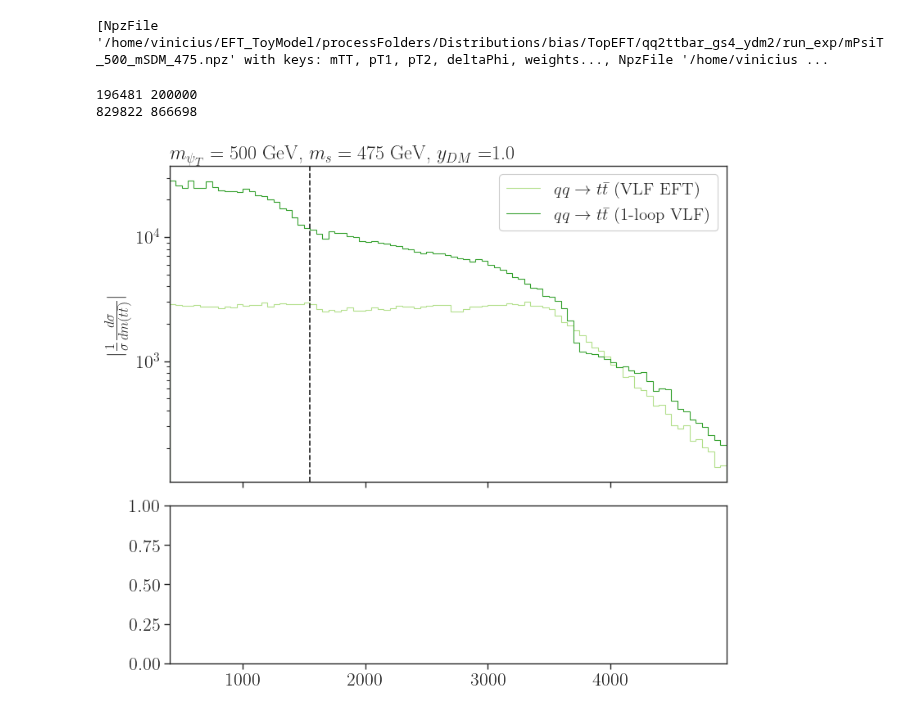
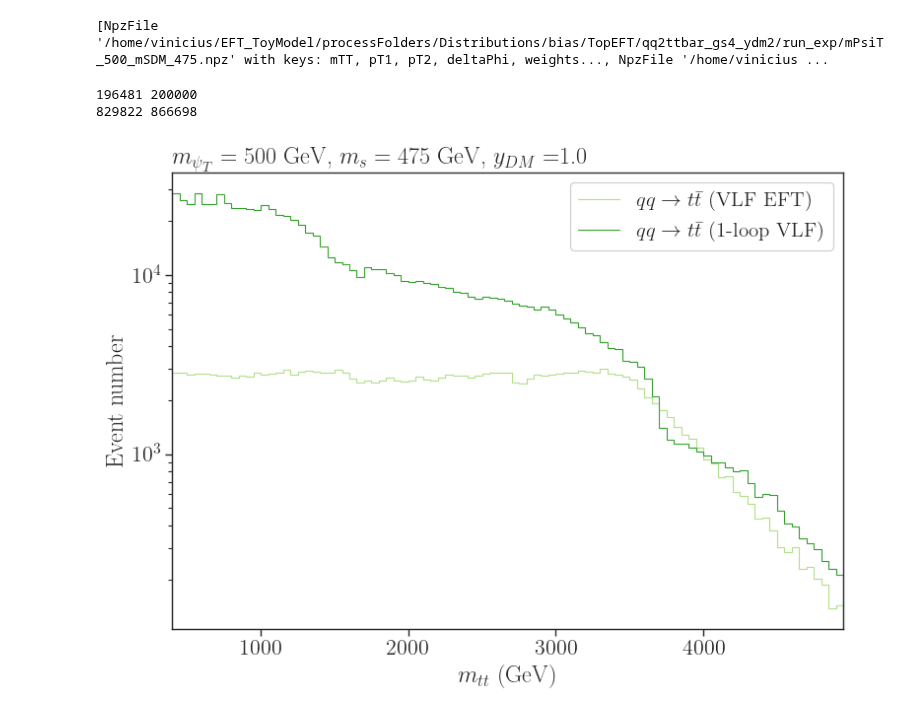
Before and after one commit to viniciusrocca/EFT_ToyModel, a Jupyter notebook: Plots/Distributions_FindingBias.ipynb, the cells around one changed output. Saved outputs shown, nothing was run; the diff lists cells and outputs as text; code cells hidden in the pictures.

Commit message:
New plots on validation and small fix in some plots

```diff
--- a/Plots/Distributions_FindingBias.ipynb
+++ b/Plots/Distributions_FindingBias.ipynb
@@ -299,7 +299,7 @@ c = []
 
 #Loop over the processes
 for j,d in enumerate(select):
-    if r'$q q \to t \bar{t}$' in d['process'] or 'EFT'  in d['model']:
+    if r'$q q \to t \bar{t}$' in d['process'] or 'VLF EFT' not in d['model']:
         labels.append('0')
         c.append('0')
         continue
@@ -408,7 +408,7 @@ yDM = select[0]['ydm']
 
 
 
-bins = np.arange(400., 6000., 50.0)
+bins = np.arange(400., 4000., 50.0)
 #BSM plot arrays
 labels = []
 pmodels = []
@@ -418,7 +418,7 @@ c = []
 
 #Loop over the processes
 for j,d in enumerate(select):
-    if r'$q q \to t \bar{t}$' in d['process']  or 'EFT' in d['model']:
+    if r'$q q \to t \bar{t}$' in d['process']  or 'VLF EFT' not in d['model']:
         labels.append('0')
         c.append('0')
         continue
@@ -461,8 +461,8 @@ for j,d in enumerate(select):
         counts_for_fit = np.abs(h)
 
         # 2. Define the fit boundaries
-        low_mass_max = 1050.0
-        mid_mass_max = 2750.0
+        low_mass_max = 1450.0
+        mid_mass_max = 2350.0
 
         # 3. Create masks for each region
         mask_low = (counts_for_fit > 0) & (bin_centers < low_mass_max)
@@ -477,11 +477,11 @@ for j,d in enumerate(select):
             coeffs_low = np.polyfit(bin_centers[mask_low],log_counts_low, 2)
             print(model, coeffs_low)
         if np.sum(mask_mid) > 4:
-            log_counts_mid = np.log(counts_for_fit[mask_mid]) - 0.0
+            log_counts_mid = np.log(counts_for_fit[mask_mid]) + 0.15
             coeffs_mid = np.polyfit(bin_centers[mask_mid], log_counts_mid, 2)
             print(model, coeffs_mid)
         if np.sum(mask_high) > 3:
-            log_counts_high = np.log(counts_for_fit[mask_high]) + 0.0
+            log_counts_high = np.log(counts_for_fit[mask_high]) + 0.2
             coeffs_high = np.polyfit(bin_centers[mask_high], log_counts_high, 2)
             print(model, coeffs_high)
 
@@ -527,8 +527,8 @@ axarr[0].set_yscale('log')
 axarr[0].set_ylabel(r'$|\frac{1}{\sigma}\frac{d \sigma}{d m(t\bar{t})}|$')
 axarr[0].set_xlim(bins.min(),bins.max())
 #axarr[0].set_xlim(2750,6000)
-axarr[0].axvline(x=1200, color='k', linestyle='--')
-axarr[0].axvline(x=1050, color='k', linestyle='--')
+axarr[0].axvline(x=2350, color='k', linestyle='--')
+axarr[0].axvline(x=1450, color='k', linestyle='--')
 #axarr[0].set_ylim(1e-8,1e-1)
 
 
@@ -798,25 +876,13 @@ print(select1)
 # %% [output]
 [NpzFile '/home/vinicius/EFT_ToyModel/processFolders/Distributions/bias/TopEFT/qq2ttbar_gs4_ydm2/run_exp/mPsiT_500_mSDM_475.npz' with keys: mTT, pT1, pT2, deltaPhi, weights..., NpzFile '/home/vinicius ...
 # %%
+fig, ax = plt.subplots(figsize=(8, 6))
 
-
-
-# Generating the BSM histograms and plotting them
-
-#Selecting the type of subplot
-ratio_plot = False
-
-
-#Defining the space for the two plots
-_, axarr = plt.subplots(2,sharex=True, gridspec_kw = {'height_ratios':[2, 1]},figsize=(8,8))
-plt.subplots_adjust(left=0.12, bottom=0.12, right=0.97, top=None, wspace=None, hspace=0.1)
-
-#BSM masses
+# BSM masses
 mPsiT,mSDM = select1[0]['mass_params']
 
-#Couping
+# Couping
 yDM = select1[0]['ydm']
-
 
 bins = np.arange(400.,5000.,50.)
 
@@ -825,50 +891,51 @@ labels = []
 pmodels = []
 hists = []
 histsErr = []
 c = []
 
-#Loop over the processes
+# Loop over the processes
 for j,d in enumerate(select1):
     if r'$g g \to t \bar{t}$' in d['process']:
         labels.append('0')
         c.append('0')
         continue
     else:
         process = d['process']
         model = d['model']
         weights = d['weights']
         pmodels.append(r'%s (%s)' %(process,model))
         label = pmodels[-1]
         labels.append(label)
         c.append(selectColor(model,process))
         h, edges = np.histogram(d['mTT'],bins=bins)
+        h1, _ = np.histogram(d['mTT'],bins=bins, weights = d['weights'])
         hists.append(h)
-        #Compute MC error
+        # Compute MC error
         hErr,_ = np.histogram(d['mTT'],bins=bins,weights=(d['weights'])**2)
         hErr = np.sqrt(hErr)
         histsErr.append(hErr)
-        #Plotting the BSM hists
-        axarr[0].stairs(h, edges, color = c[j], label = labels[j] )
+
+        # --- MODIFIED PART 2: Use 'ax' instead of 'axarr[0]' ---
+        # Plotting the BSM hists
+        ax.stairs(h, edges, color = c[j], label = labels[j] )
+
         print(sum(h), d['nevents'])
 
+# Main plot configs
+ax.legend(framealpha=1.0,loc='upper right',fontsize=15)
+ax.set_title(r'$m_{\psi_T} = %1.0f$ GeV, $m_{s} = %1.0f$ GeV, $y_{DM} = $%1.1f' %(mPsiT,mSDM,yDM),
+                  loc='left')
+ax.set_yscale('log')
+ax.set_ylabel(r'Event number')
+ax.set_xlabel(r'$m_{tt}$ (GeV)') # Added x-label for the single plot
+ax.set_xlim(bins.min(),bins.max())
+#ax.axvline(x=1850, color='k', linestyle='--')
 
-
-#Main plot configs
-axarr[0].legend(framealpha=1.0,loc='upper right',fontsize=15)
-axarr[0].set_title(r'$m_{\psi_T} = %1.0f$ GeV, $m_{s} = %1.0f$ GeV, $y_{DM} = $%1.1f' %(mPsiT,mSDM,yDM),
-               loc='left')
-axarr[0].set_yscale('log')
-axarr[0].set_ylabel(r'$|\frac{1}{\sigma}\frac{d \sigma}{d m(t\bar{t})}|$')
-axarr[0].set_xlim(bins.min(),bins.max())
-axarr[0].axvline(x=1550, color='k', linestyle='--')
-#axarr[0].set_ylim(1e-8,1e-1)
-
-
-
-
+# Use tight_layout() for better spacing
+plt.tight_layout()
 plt.show()
 # %% [output]
 196481 200000
 829822 866698
-[figure, old version]
+[figure, new version]
 # %%
```
Also changed, not shown: parts of 13 cells of this notebook, 1 other file.
